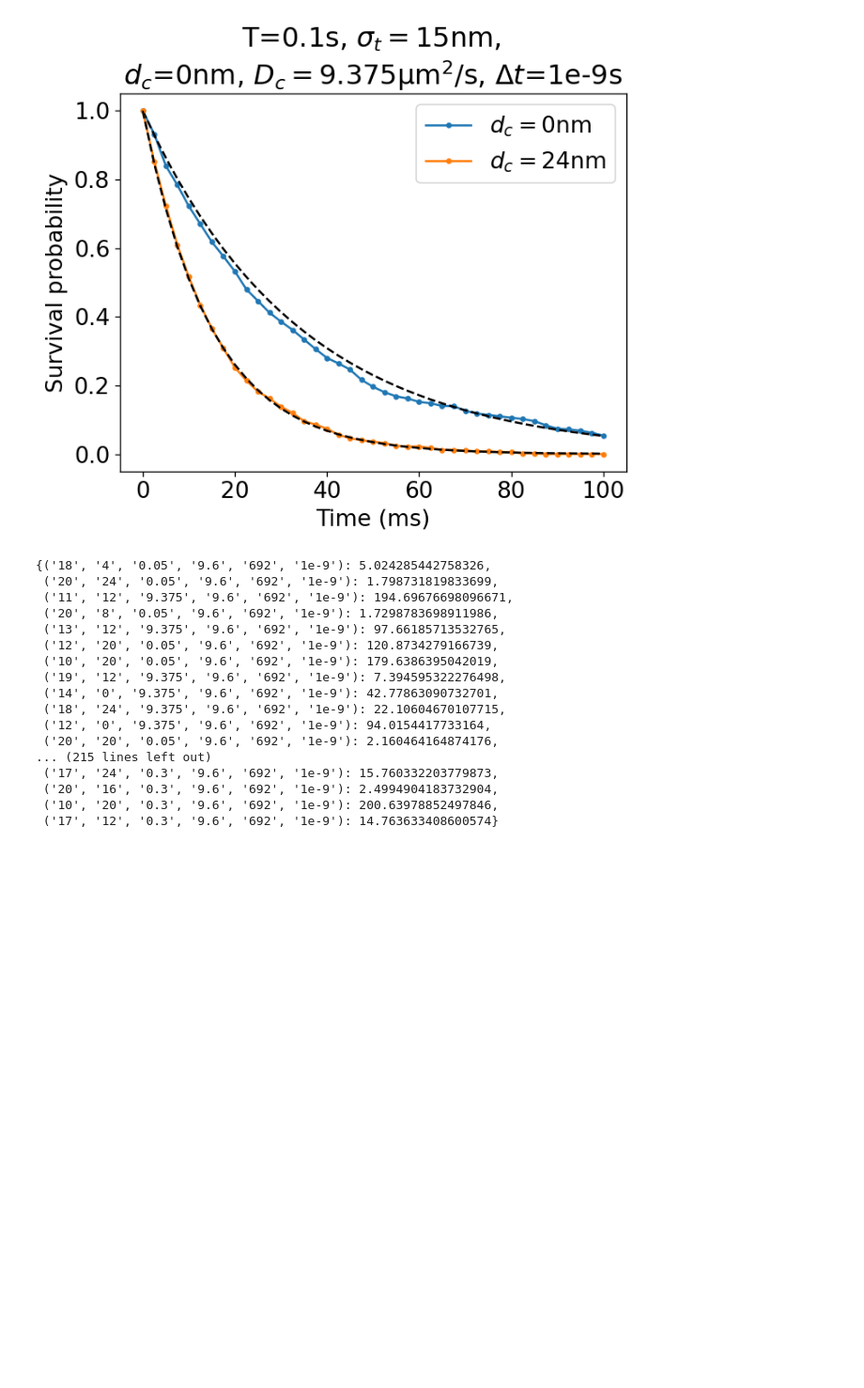
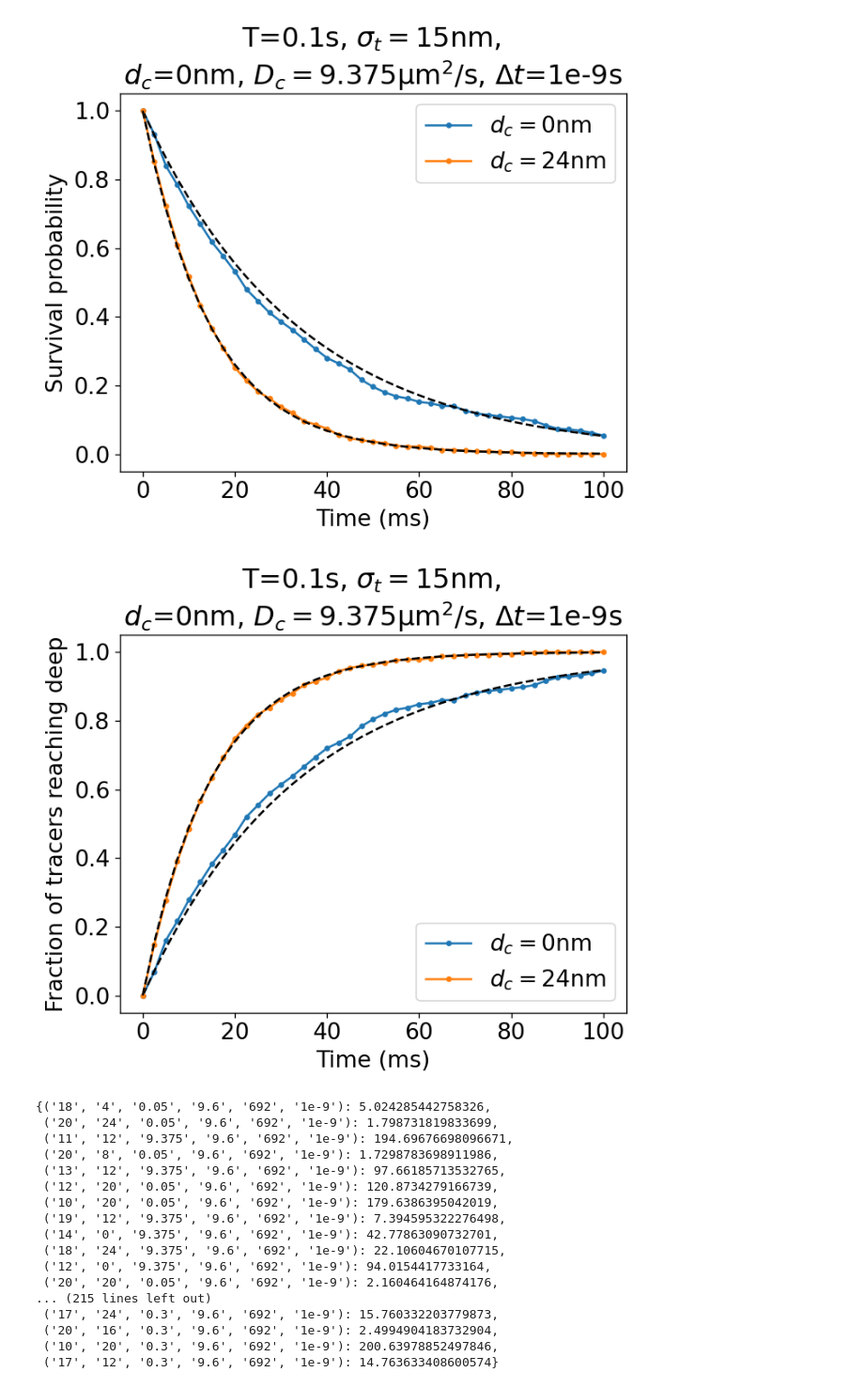
Before and after one commit to kaizu/Minami2024, a Jupyter notebook: Mobile_Immobile1.ipynb, the cells around one changed output. Shown at 94% size. Saved outputs shown, nothing was run; the diff lists cells and outputs as text; code cells hidden in the pictures; blank space fills up the shorter version.

```diff
--- a/Mobile_Immobile1.ipynb
+++ b/Mobile_Immobile1.ipynb
@@ -368,6 +368,40 @@ fig.savefig(artifacts / 'Mobile_Immobile1-08.svg', format='svg')
 plt.show()
 # %% [output]
 [figure]
+# %%
+key1 = ('15', '0', '9.375', '9.6', '692', '1e-9')
+key2 = ('15', '24', '9.375', '9.6', '692', '1e-9')
+
+nbins = 41
+bins = numpy.linspace(0, len(t1), nbins)
+x = numpy.linspace(float(t1[0]), float(t1[-1]), nbins)
+
+fig, ax1 = plt.subplots()
+
+tot = len(prob_summary1[key1])
+y = prob_summary1[key1]
+y = y[y != len(t1)]
+y = numpy.array([(tot - sum(y <= idx)) / tot for idx in bins])
+reg = LinearRegression(fit_intercept=False).fit(x[y > 0].reshape(-1, 1), numpy.log(y[y > 0]))
+plt.plot(x * 1000, 1 - y, '.-', label=fr"$d_c=${key1[1]}nm")
+plt.plot(x * 1000, 1 - numpy.exp(reg.coef_[0] * x), 'k--')
+
+tot = len(prob_summary1[key2])
+y = prob_summary1[key2]
+y = y[y != len(t1)]
+y = numpy.array([(tot - sum(y <= idx)) / tot for idx in bins])
+reg = LinearRegression(fit_intercept=False).fit(x[y > 0].reshape(-1, 1), numpy.log(y[y > 0]))
+plt.plot(x * 1000, 1 - y, '.-', label=fr"$d_c=${key2[1]}nm")
+plt.plot(x * 1000, 1 - numpy.exp(reg.coef_[0] * x), 'k--')
+
+plt.ylabel("Fraction of tracers reaching deep")
+plt.xlabel("Time (ms)")
+plt.legend(loc='lower right')
+plt.title(fr"T={t1[-1]}s, $\sigma_t=${key1[0]}nm, " + "\n" + fr"$d_c$={key1[1]}nm, $D_c=${key1[2]}$\mathrm{{\mu m^2}}$/s, $\Delta t$={key1[5]}s")
+fig.savefig(artifacts / 'Mobile_Immobile1-08-2.svg', format='svg')
+plt.show()
+# %% [output]
+[figure, added]
 # %%
 threshold = 1e-2
 nbins = 41
```
Also changed, not shown: parts of 3 cells of this notebook, 1 other file.
